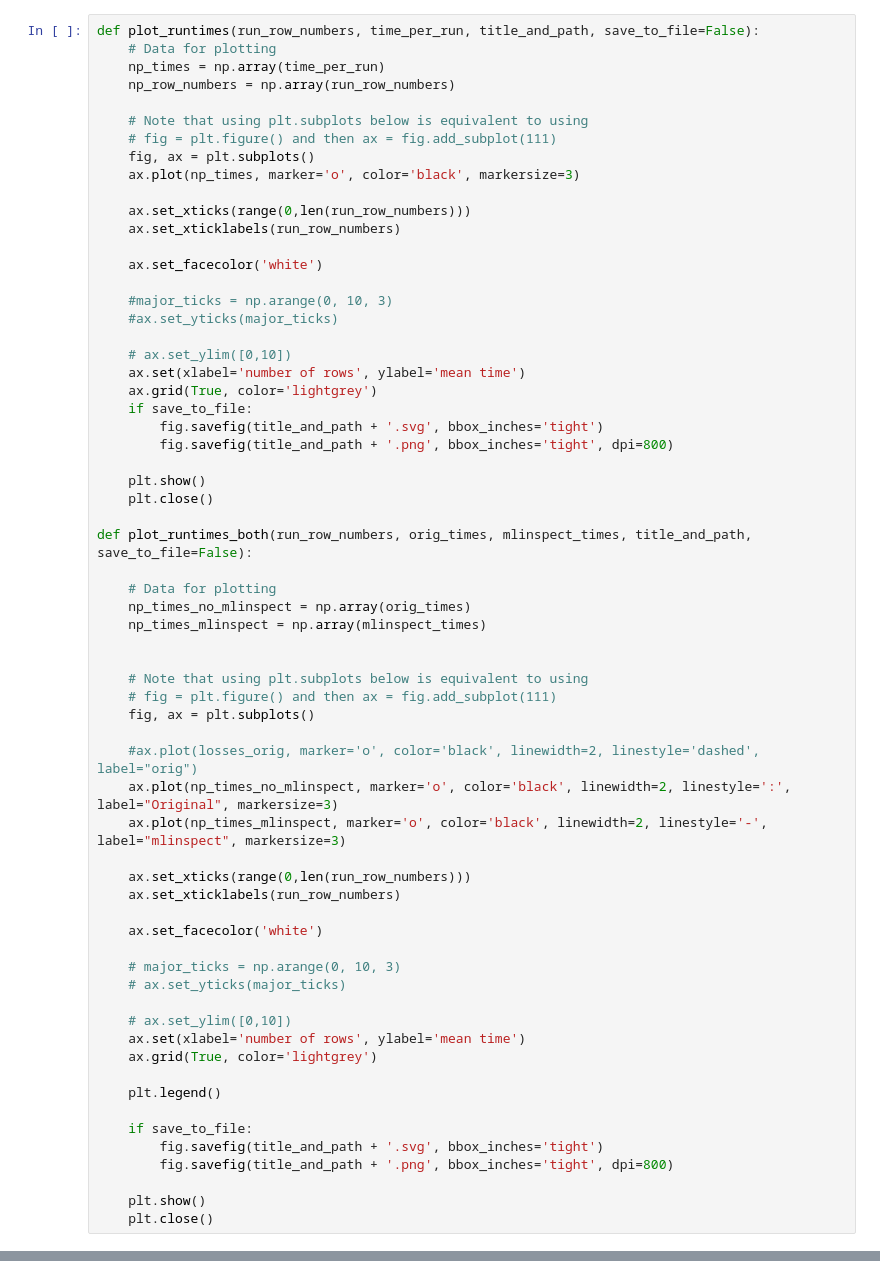
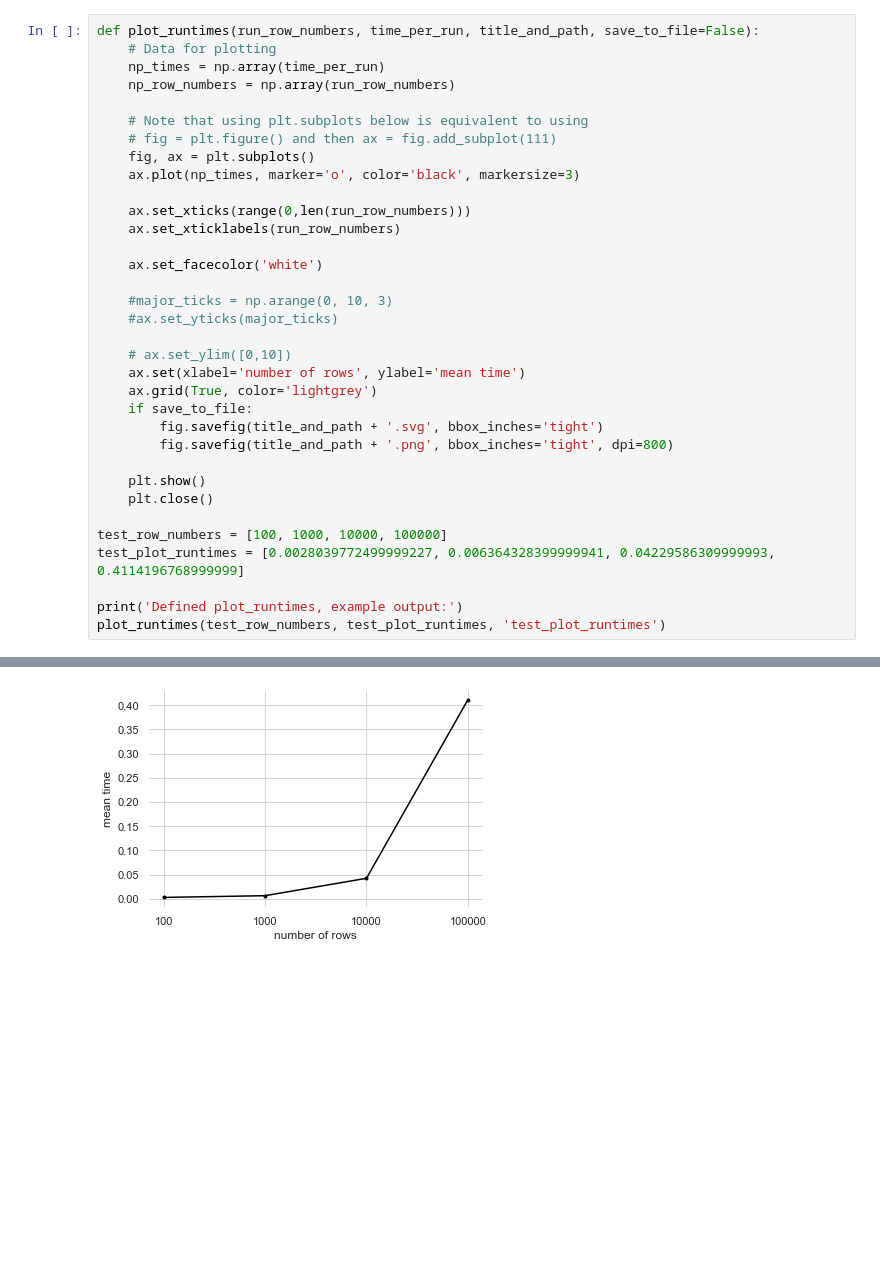
Before and after one commit to stefan-grafberger/mlinspect, a Jupyter notebook: experiments/operator_benchmarks.ipynb, the cells around one changed output, grey strips where cells are left out. Saved outputs shown, nothing was run; the diff lists cells and outputs as text; blank space fills up the shorter version.

```diff
--- a/experiments/operator_benchmarks.ipynb
+++ b/experiments/operator_benchmarks.ipynb
@@ -41,38 +41,9 @@ def plot_runtimes(run_row_numbers, time_per_run, title_and_path, save_to_file=Fa
     plt.show()
     plt.close()
 
-def plot_runtimes_both(run_row_numbers, orig_times, mlinspect_times, title_and_path, save_to_file=False):
+test_row_numbers = [100, 1000, 10000, 100000]
+test_plot_runtimes = [0.0028039772499999227, 0.006364328399999941, 0.04229586309999993, 0.4114196768999999]
 
-    # Data for plotting
-    np_times_no_mlinspect = np.array(orig_times)
-    np_times_mlinspect = np.array(mlinspect_times)
-
-
-    # Note that using plt.subplots below is equivalent to using
-    # fig = plt.figure() and then ax = fig.add_subplot(111)
-    fig, ax = plt.subplots()
-
-    #ax.plot(losses_orig, marker='o', color='black', linewidth=2, linestyle='dashed', label="orig")
-    ax.plot(np_times_no_mlinspect, marker='o', color='black', linewidth=2, linestyle=':', label="Original", markersize=3)
-    ax.plot(np_times_mlinspect, marker='o', color='black', linewidth=2, linestyle='-', label="mlinspect", markersize=3)
-
-    ax.set_xticks(range(0,len(run_row_numbers)))
-    ax.set_xticklabels(run_row_numbers)
-
-    ax.set_facecolor('white')
-
-    # major_ticks = np.arange(0, 10, 3)
-    # ax.set_yticks(major_ticks)
-
-    # ax.set_ylim([0,10])
-    ax.set(xlabel='number of rows', ylabel='mean time')
-    ax.grid(True, color='lightgrey')
-
-    plt.legend()
-
-    if save_to_file:
-        fig.savefig(title_and_path + '.svg', bbox_inches='tight')
-        fig.savefig(title_and_path + '.png', bbox_inches='tight', dpi=800)
-
-    plt.show()
-    plt.close()
+print('Defined plot_runtimes, example output:')
+plot_runtimes(test_row_numbers, test_plot_runtimes, 'test_plot_runtimes')
+# %% [output]
@@ -78,0 +51 @@ def plot_runtimes_both(run_row_numbers, orig_times, mlinspect_times, title_and_p
+[figure, added]
```
Also changed, not shown: parts of 6 cells of this notebook, 3 other files.
